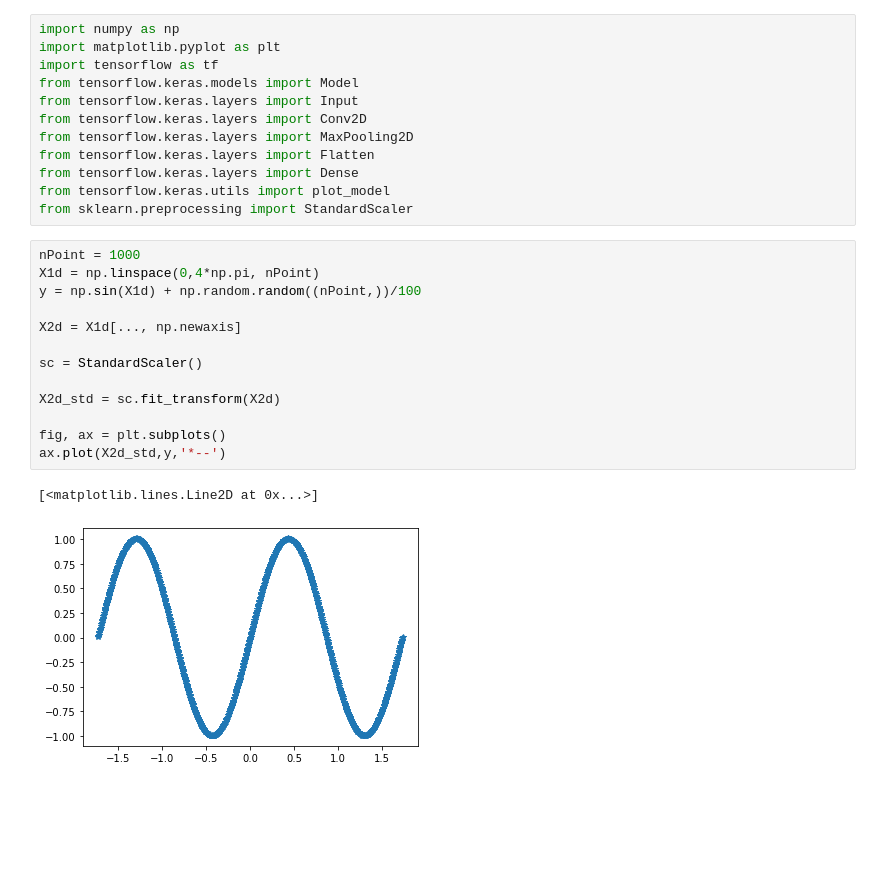
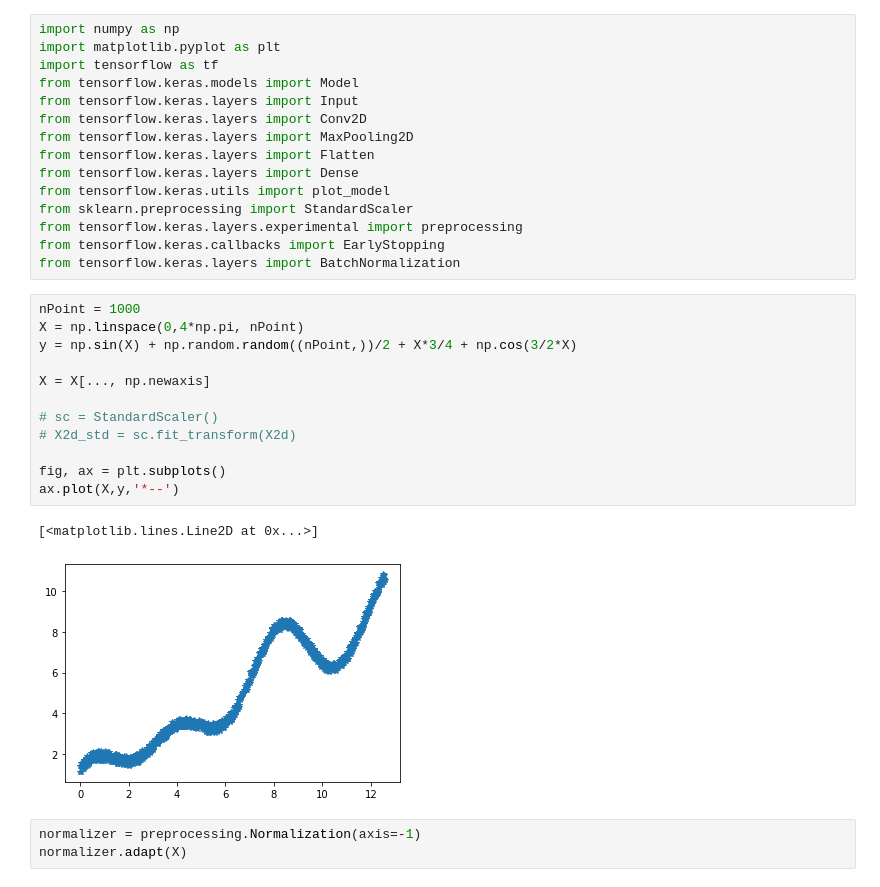
Before and after one commit to ie-ai-class/ai-2564-1, a Jupyter notebook: Topic 07 - ANN/S3 - ANN Lecture.ipynb, the cells around one changed output. Drawn from its saved outputs; the diff is of its cells as text; blank space fills up the shorter version.

```diff
--- a/Topic 07 - ANN/S3 - ANN Lecture.ipynb
+++ b/Topic 07 - ANN/S3 - ANN Lecture.ipynb
@@ -10,22 +10,27 @@ from tensorflow.keras.layers import Flatten
 from tensorflow.keras.layers import Dense
 from tensorflow.keras.utils import plot_model
 from sklearn.preprocessing import StandardScaler
+from tensorflow.keras.layers.experimental import preprocessing
+from tensorflow.keras.callbacks import EarlyStopping
+from tensorflow.keras.layers import BatchNormalization
 # %%
 nPoint = 1000
-X1d = np.linspace(0,4*np.pi, nPoint)
-y = np.sin(X1d) + np.random.random((nPoint,))/100
+X = np.linspace(0,4*np.pi, nPoint)
+y = np.sin(X) + np.random.random((nPoint,))/2 + X*3/4 + np.cos(3/2*X)
 
-X2d = X1d[..., np.newaxis]
+X = X[..., np.newaxis]
 
-sc = StandardScaler()
-
-X2d_std = sc.fit_transform(X2d)
+# sc = StandardScaler()
+# X2d_std = sc.fit_transform(X2d)
 
 fig, ax = plt.subplots()
-ax.plot(X2d_std,y,'*--')
+ax.plot(X,y,'*--')
 # %% [output]
 [<matplotlib.lines.Line2D at 0x...>]
-[figure, old version]
+[figure, new version]
+# %%
+normalizer = preprocessing.Normalization(axis=-1)
+normalizer.adapt(X)
 # %%
 tf.keras.backend.clear_session()
 layerIn = Input(shape=(1,))
```
Also changed, not shown: parts of 3 cells of this notebook.
